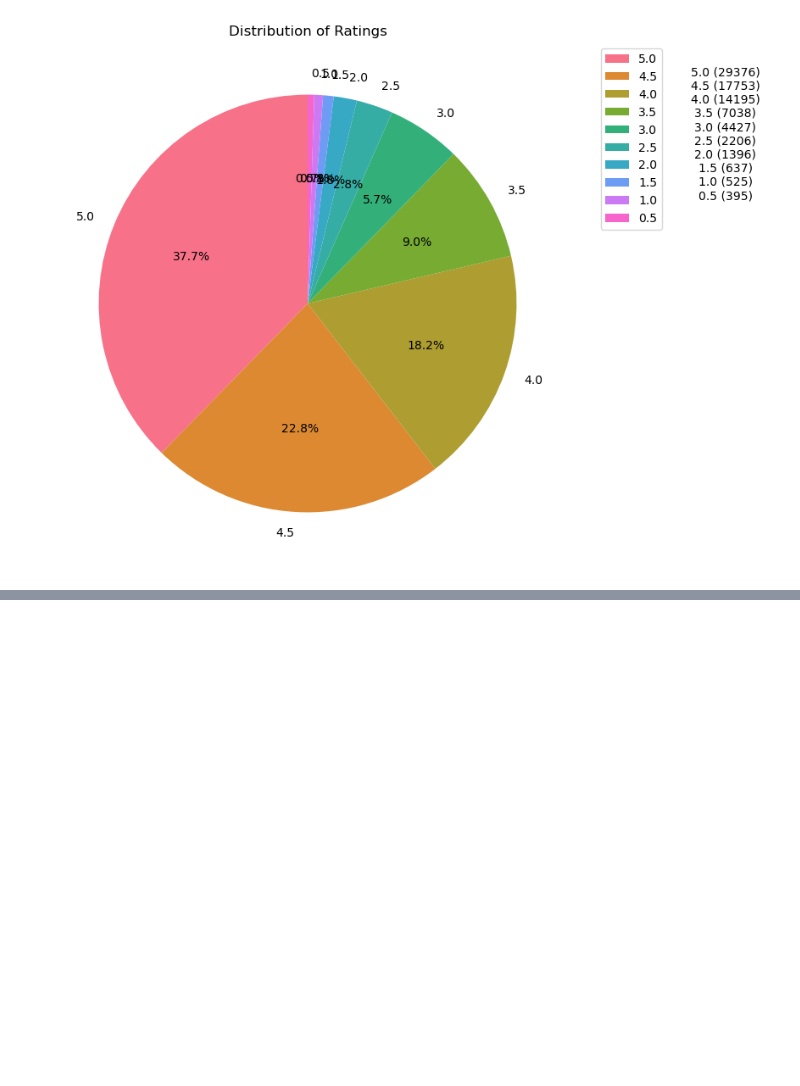
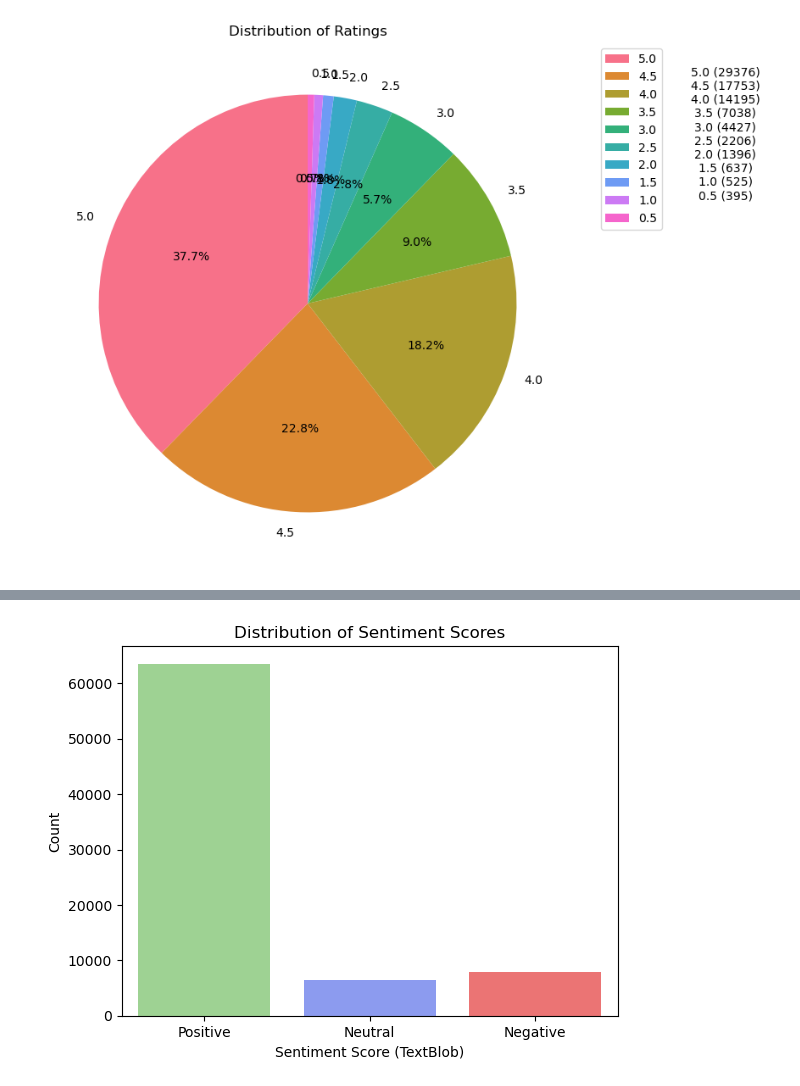
Before and after one commit to IC2020341/IngridCastro_ML_CA2, a Jupyter notebook: IngridCastro_ML_CA2.ipynb.ipynb, the cells around one changed output, grey strips where cells are left out. Drawn from its saved outputs; the diff is of its cells as text; code cells hidden in the pictures; blank space fills up the shorter version.

```diff
--- a/IngridCastro_ML_CA2.ipynb.ipynb
+++ b/IngridCastro_ML_CA2.ipynb.ipynb
@@ -782,0 +872,2 @@ plt.show()
+# %%
+df2["Polarity_Rating"] = df2["Rating"].apply(lambda x: "Positive" if x > 3 else ("Neutral" if x == 3 else "Negative"))
@@ -782,0 +894,4 @@ plt.show()
+# %%
+df2["sentiment_score"] = df2["Review"].apply(lambda x:TextBlob(x).sentiment[0])
+# %%
+df2["sentiment_score_textblob"] = df2["sentiment_score"].apply(lambda x: "Positive" if  x > 0 else("Neutral" if x == 0 else "Negative"))
@@ -782,0 +918,9 @@ plt.show()
+# %%
+colors = ["#97DD88", "#7B8FFF","#FF6060"]
+sns.countplot(x = "sentiment_score_textblob", hue="sentiment_score_textblob", data=df2, palette=colors)
+plt.xlabel("Sentiment Score (TextBlob)")
+plt.ylabel("Count")
+plt.title("Distribution of Sentiment Scores")
+plt.show()
+# %% [output]
+[figure, added]
```
Also changed, not shown: parts of 30 cells of this notebook.
